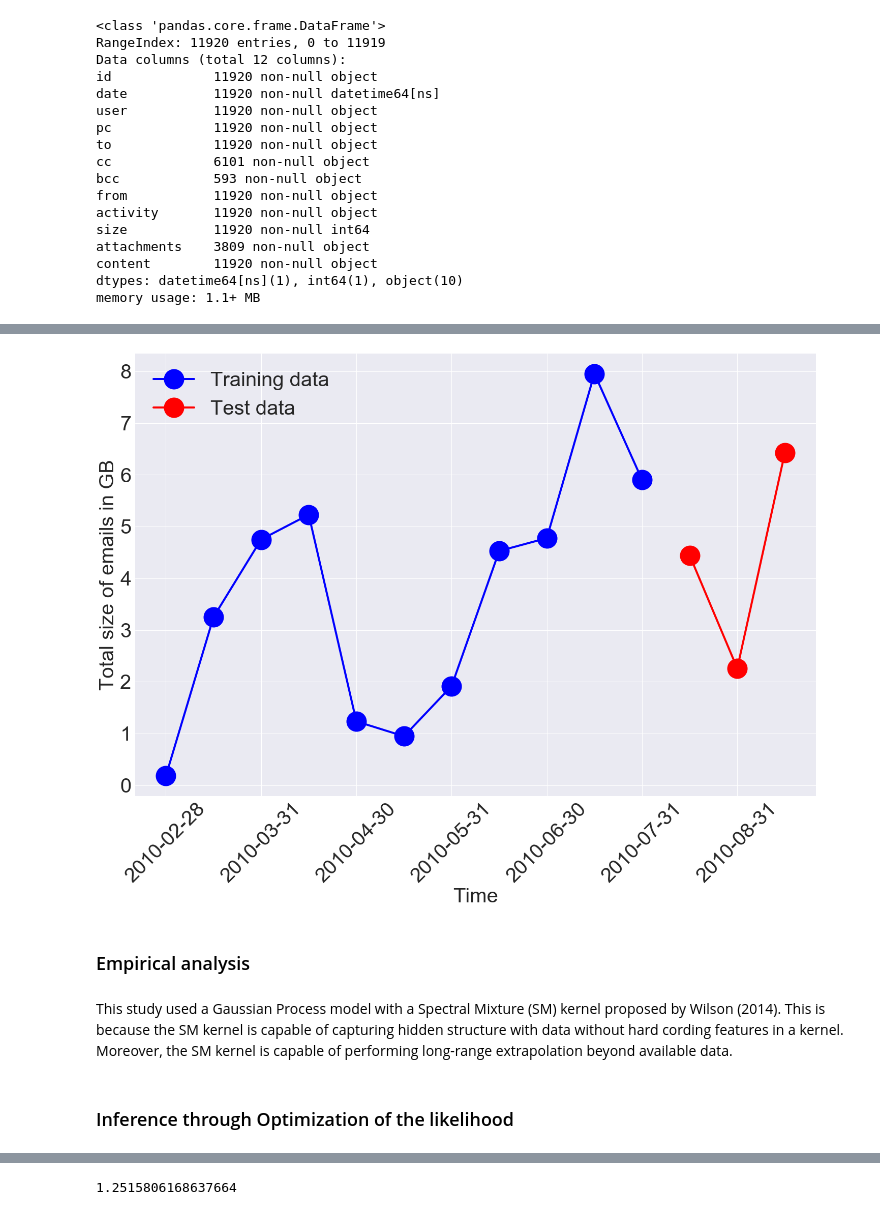
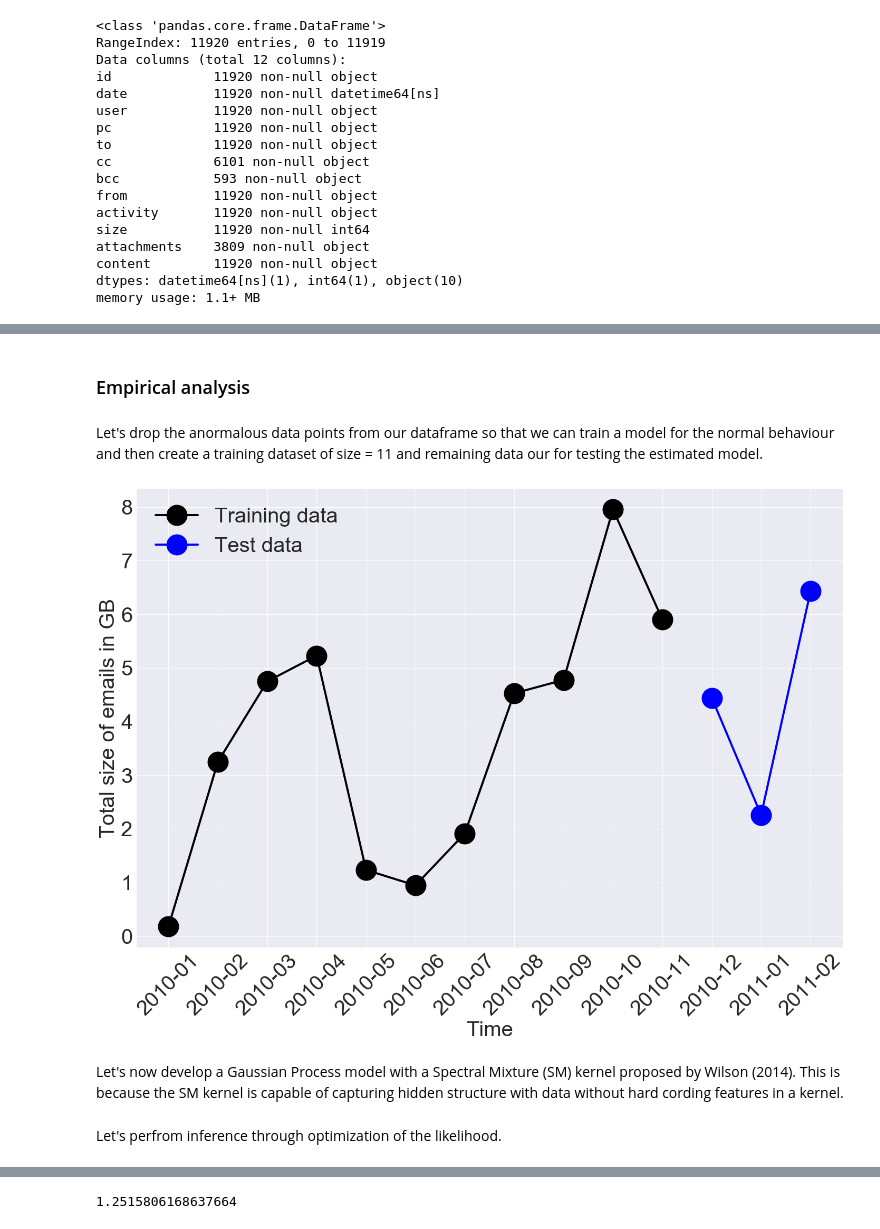
Before and after one commit to Emaasit/long-range-extrapolation, a Jupyter notebook: blog/01-post-03-2018.ipynb, the cells around one changed output, grey strips where cells are left out. Cells and saved outputs as stored; diff of their text form; code cells hidden in the pictures.

```diff
--- a/blog/01-post-03-2018.ipynb
+++ b/blog/01-post-03-2018.ipynb
@@ -214,12 +196,4 @@ D = Y_train.shape[1];
-# %%
-fig, ax = plt.subplots()
-ax.plot(X_train.flatten(),Y_train.flatten(), c ='b', marker = "o", label = "Training data")
-ax.plot(X_test.flatten(),Y_test.flatten(), c='r', marker = "o", label = 'Test data')
-ax.set_xticklabels(labels = df.ds, rotation = 45)
-ax.set_xlabel('Time')
-ax.set_ylabel('Total size of emails in GB')
-plt.legend(loc = "best");
-# %% [output]
-[figure, removed]
 # %% [markdown]
 ### Empirical analysis
+# %% [markdown]
+Let's drop the anormalous data points from our dataframe so that we can train a model for the normal behaviour and then create a training dataset of size = 11 and remaining data our for testing the estimated model.
@@ -226,5 +210,16 @@ plt.legend(loc = "best");
+# %%
+fig, ax = plt.subplots()
+ax.plot(X_train.flatten(),Y_train.flatten(), c ='k', marker = "o", label = "Training data")
+ax.plot(X_test.flatten(),Y_test.flatten(), c='b', marker = "o", label = 'Test data')
+ax.set_xticks(ticks = df.index)
+ax.set_xticklabels(labels = df.ds, rotation = 45)
+ax.set_xlabel('Time')
+ax.set_ylabel('Total size of emails in GB')
+plt.legend(loc = "best");
+# %% [output]
+[figure, added]
 # %% [markdown]
-This study used a Gaussian Process model with a Spectral Mixture (SM) kernel proposed by Wilson (2014). This is because the SM kernel is capable of capturing hidden structure with data without hard cording features in a kernel. Moreover, the SM kernel is capable of performing long-range extrapolation beyond available data.
+Let's now develop a Gaussian Process model with a Spectral Mixture (SM) kernel proposed by Wilson (2014). This is because the SM kernel is capable of capturing hidden structure with data without hard cording features in a kernel.
 # %%
 # Trains a model with a spectral mixture kernel, given an ndarray of
 # 2Q frequencies and lengthscales
@@ -250,7 +245,7 @@ def create_model(hypers):
 
 m = create_model(np.ones((2*Q,)))
 # %% [markdown]
-### Inference through Optimization of the likelihood
+Let's perfrom inference through optimization of the likelihood.
 # %%
 %%time
 m.optimize(maxiter = max_iters)
```
Also changed, not shown: parts of 38 cells of this notebook.
